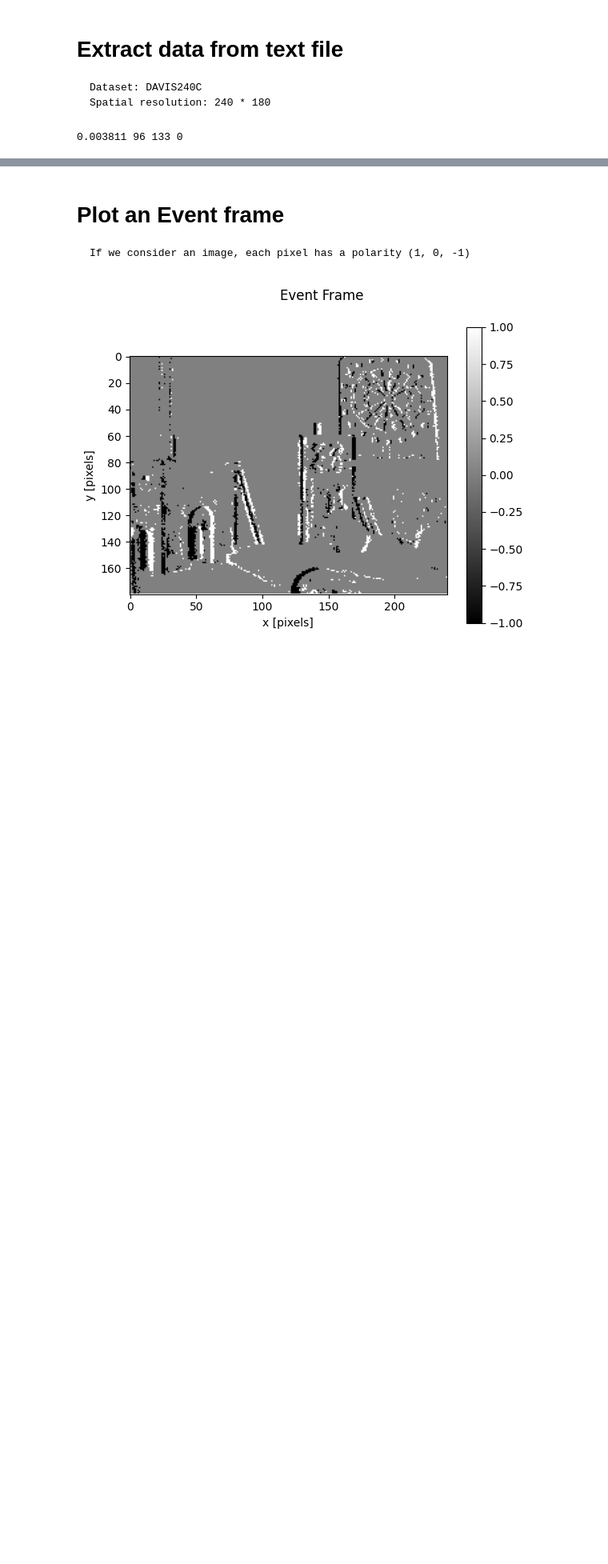
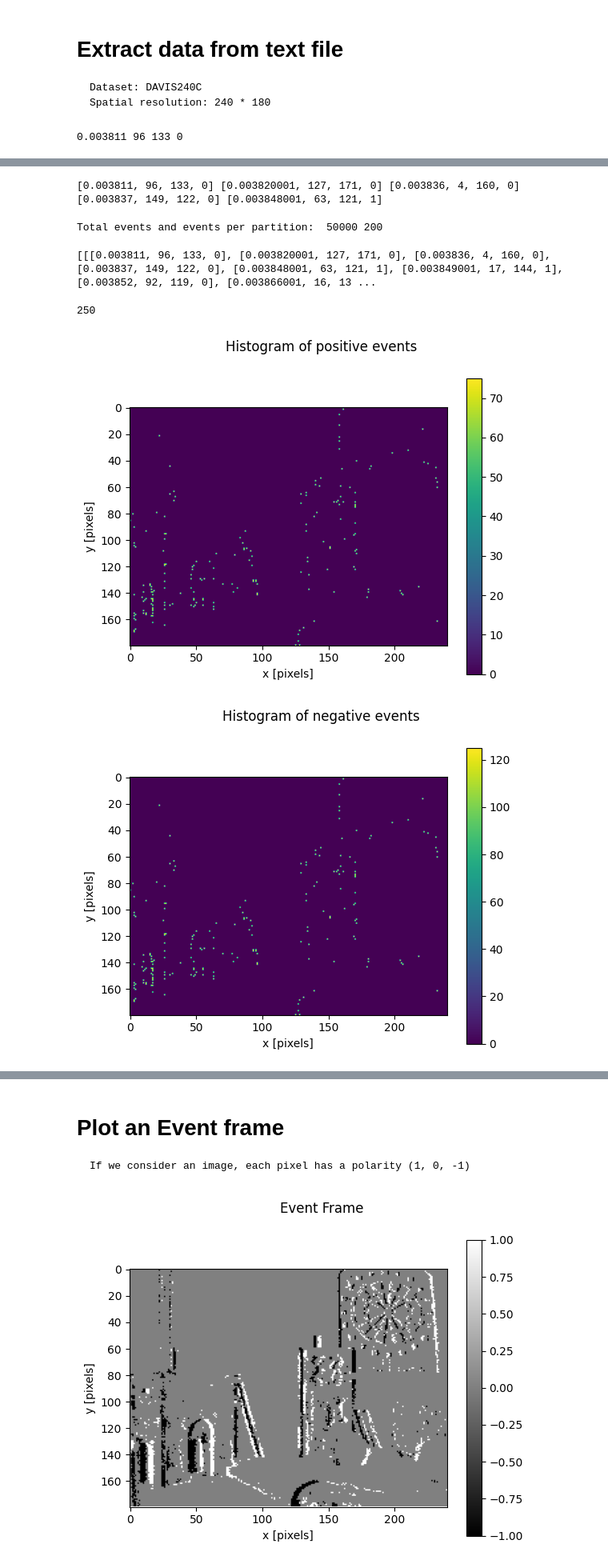
Before and after one commit to SezavarH/Event-based-data, a Jupyter notebook: Event_Representation.ipynb, the cells around one changed output, grey strips where cells are left out. Shown at 80% size. Saved outputs shown, nothing was run; the diff lists cells and outputs as text; code cells hidden in the pictures; blank space fills up the shorter version.

```diff
--- a/Event_Representation.ipynb
+++ b/Event_Representation.ipynb
@@ -31,0 +69,68 @@ print(ts[0], x[0], y[0], p[0])
+# %%
+event_stream = extract_data('Sample.txt')
+print(' '.join(map(str, event_stream[:5])))
+# %% [output]
+[0.003811, 96, 133, 0] [0.003820001, 127, 171, 0] [0.003836, 4, 160, 0] [0.003837, 149, 122, 0] [0.003848001, 63, 121, 1]
+# %%
+# first sort the events based on ts
+sorted_stream = sorted(event_stream, key=lambda x: x[0])
+
+total_events = len(sorted_stream)
+
+events_per_partition = total_events // 250
+print("Total events and events per partition: ", total_events, events_per_partition)
+# %% [output]
+Total events and events per partition:  50000 200
+# %%
+partitions = []
+start_index = 0
+
+# Partition the dataset
+for i in range(250):
+    # Calculate the end index for the current partition
+    end_index = min(start_index + events_per_partition, total_events)
+
+    # Add the partition to the list
+    partitions.append(sorted_stream[start_index:end_index])
+
+    # Update the start index for the next partition
+    start_index = end_index
+
+print(partitions)
+# %% [output]
+[[[0.003811, 96, 133, 0], [0.003820001, 127, 171, 0], [0.003836, 4, 160, 0], [0.003837, 149, 122, 0], [0.003848001, 63, 121, 1], [0.003849001, 17, 144, 1], [0.003852, 92, 119, 0], [0.003866001, 16, 13 ...
+# %%
+len(partitions)
+# %% [output]
+250
+# %%
+# we have 250 partitions, each one has 200 events, events maybe have pos or negative polarity
+img_size = (180,240)
+img_pos = np.zeros(img_size)
+img_neg = np.zeros(img_size)
+
+for e in partitions[0]:
+  for i in range(200):
+      if (e[3] > 0):
+          img_pos[y[i],x[i]] += 1 # count events
+      else:
+          img_neg[y[i],x[i]] += 1
+
+fig = plt.figure()
+fig.suptitle('Histogram of positive events')
+plt.imshow(img_pos)
+plt.xlabel("x [pixels]")
+plt.ylabel("y [pixels]")
+plt.colorbar()
+plt.show()
+
+fig = plt.figure()
+fig.suptitle('Histogram of negative events')
+plt.imshow(img_neg)
+plt.xlabel("x [pixels]")
+plt.ylabel("y [pixels]")
+plt.colorbar()
+plt.show()
+# %% [output]
+[figure, added]
+[figure, added]
```
Also changed, not shown: parts of 6 cells of this notebook.
